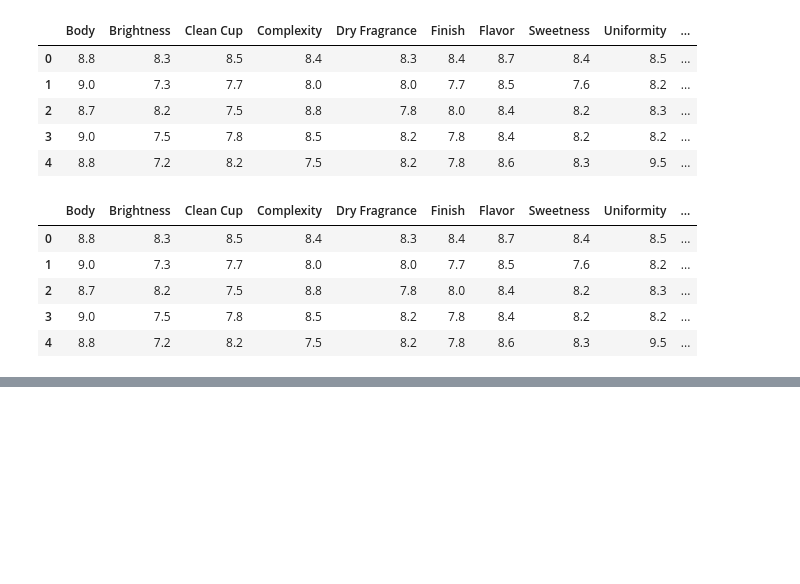
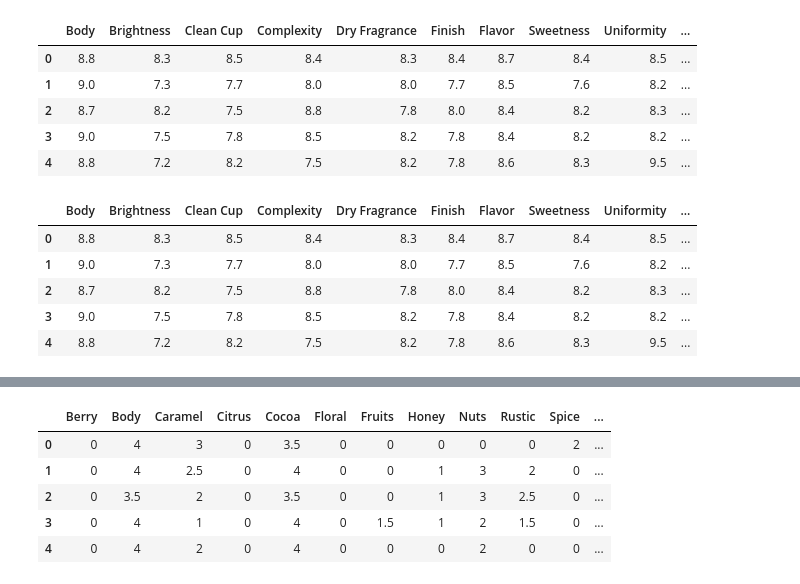
Before and after one commit to sage-gendron/Data-Projects, a Jupyter notebook: Coffee FlavorsxOrigin/data/EDA SM Scores.ipynb, the cells around one changed output, grey strips where cells are left out. Cells and saved outputs as stored; diff of their text form; code cells hidden in the pictures; blank space fills up the shorter version.

Commit message:
Fix export errors

```diff
--- a/Coffee FlavorsxOrigin/data/EDA SM Scores.ipynb
+++ b/Coffee FlavorsxOrigin/data/EDA SM Scores.ipynb
@@ -123,3 +122,13 @@ cupping.head()
 | 2 | Brazil Alta Mogiana Santo Amaro | {'Body': '8.7', 'Brightness': '8.... | 8.7 | 8.2 | 7.5 | 8.8 | 7.8 | 8.0 | 8.4 | ... |
 | 3 | Brazil Carmo Fazenda Furnas | {'Body': '9', 'Brightness': '7.5'... | 9.0 | 7.5 | 7.8 | 8.5 | 8.2 | 7.8 | 8.4 | ... |
 | 4 | Brazil Carmo de Minas SWP Decaf | {'Body': '8.8', 'Brightness': '7.... | 8.8 | 7.2 | 8.2 | 7.5 | 8.2 | 7.8 | 8.6 | ... |
+# %%
+test_flavors = flavors.flavors.apply(pd.Series).astype(float, errors='ignore')
+test_flavors.head()
+# %% [output]
+|  | Berry | Body | Caramel | Citrus | Cocoa | Floral | Fruits | Honey | Nuts | Rustic | Spice | ... |
+| 0 | 0 | 4 | 3 | 0 | 3.5 | 0 | 0 | 0 | 0 | 0 | 2 | ... |
+| 1 | 0 | 4 | 2.5 | 0 | 4 | 0 | 0 | 1 | 3 | 2 | 0 | ... |
+| 2 | 0 | 3.5 | 2 | 0 | 3.5 | 0 | 0 | 1 | 3 | 2.5 | 0 | ... |
+| 3 | 0 | 4 | 1 | 0 | 4 | 0 | 1.5 | 1 | 2 | 1.5 | 0 | ... |
+| 4 | 0 | 4 | 2 | 0 | 4 | 0 | 0 | 0 | 2 | 0 | 0 | ... |
```
Also changed, not shown: parts of 5 cells of this notebook, 2 other files.
